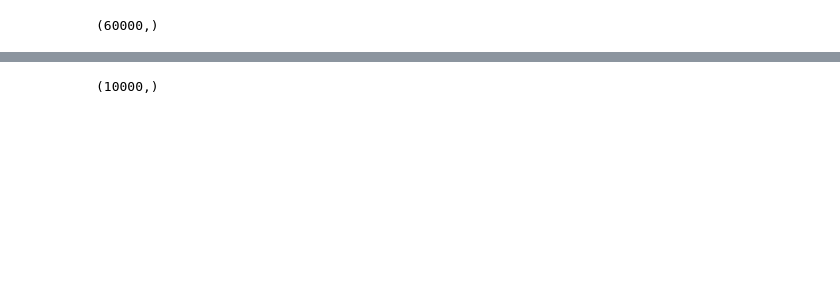
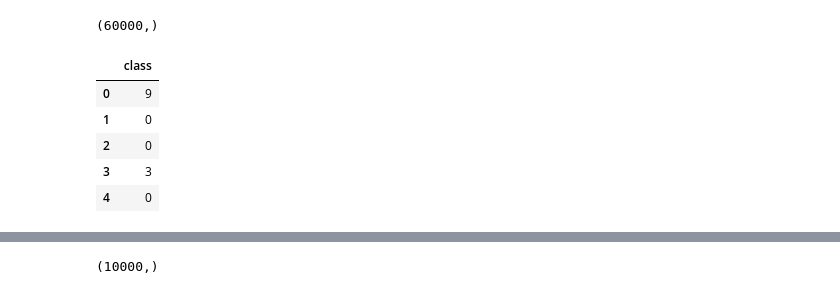
Before and after one commit to don3tan/MLCodingChallenge, a Jupyter notebook: FashionMNIST.ipynb, the cells around one changed output, grey strips where cells are left out. Saved outputs shown, nothing was run; the diff lists cells and outputs as text; code cells hidden in the pictures; blank space fills up the shorter version.

```diff
--- a/FashionMNIST.ipynb
+++ b/FashionMNIST.ipynb
@@ -488,4 +488,15 @@ train_images.shape
 train_labels.shape
 # %% [output]
 (60000,)
+# %%
+train_labels_df = pd.DataFrame(train_labels,columns=["class"])
+# %%
+train_labels_df.head()
+# %% [output]
+|  | class |
+| 0 | 9 |
+| 1 | 0 |
+| 2 | 0 |
+| 3 | 3 |
+| 4 | 0 |
 # %%
```
Also changed, not shown: parts of 15 cells of this notebook.
